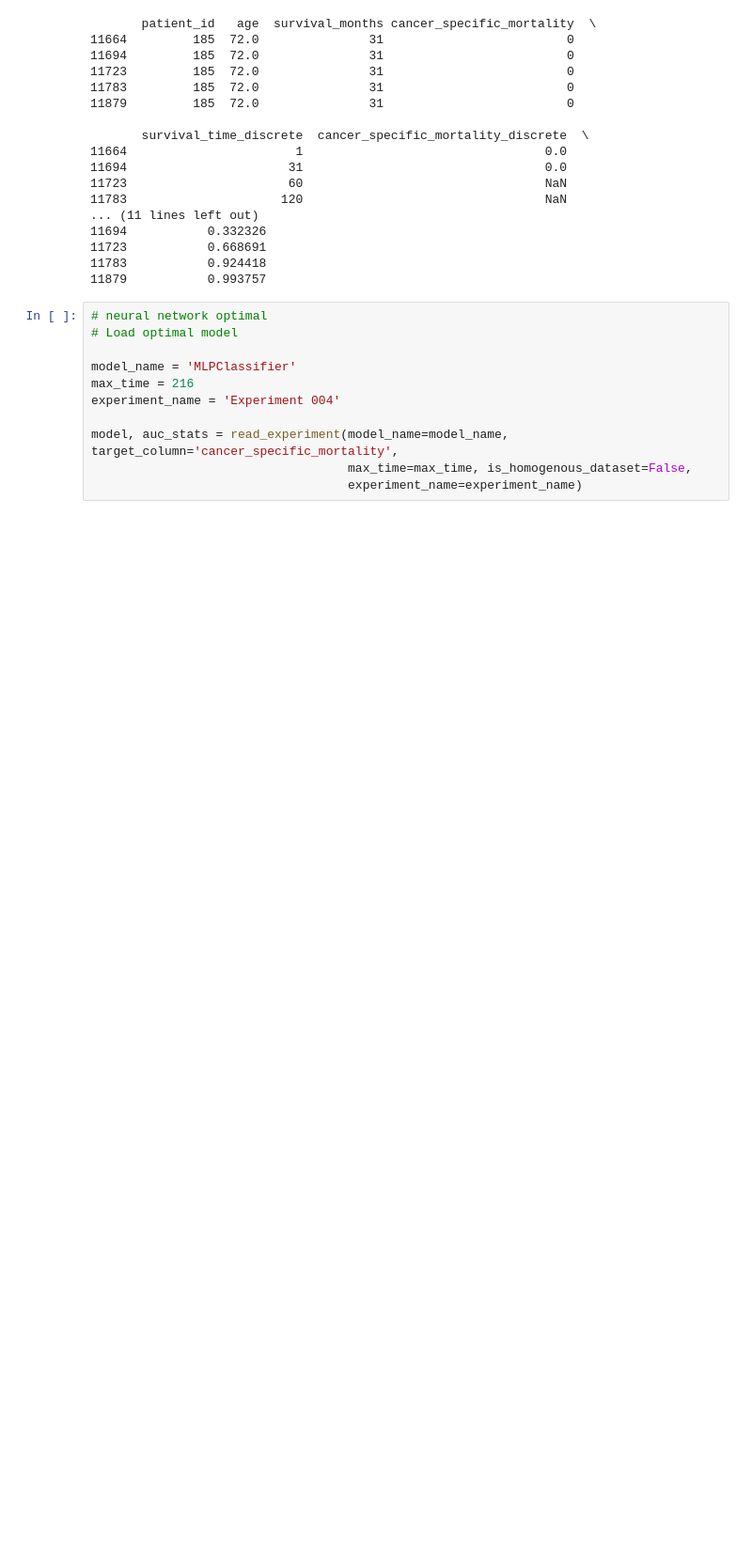
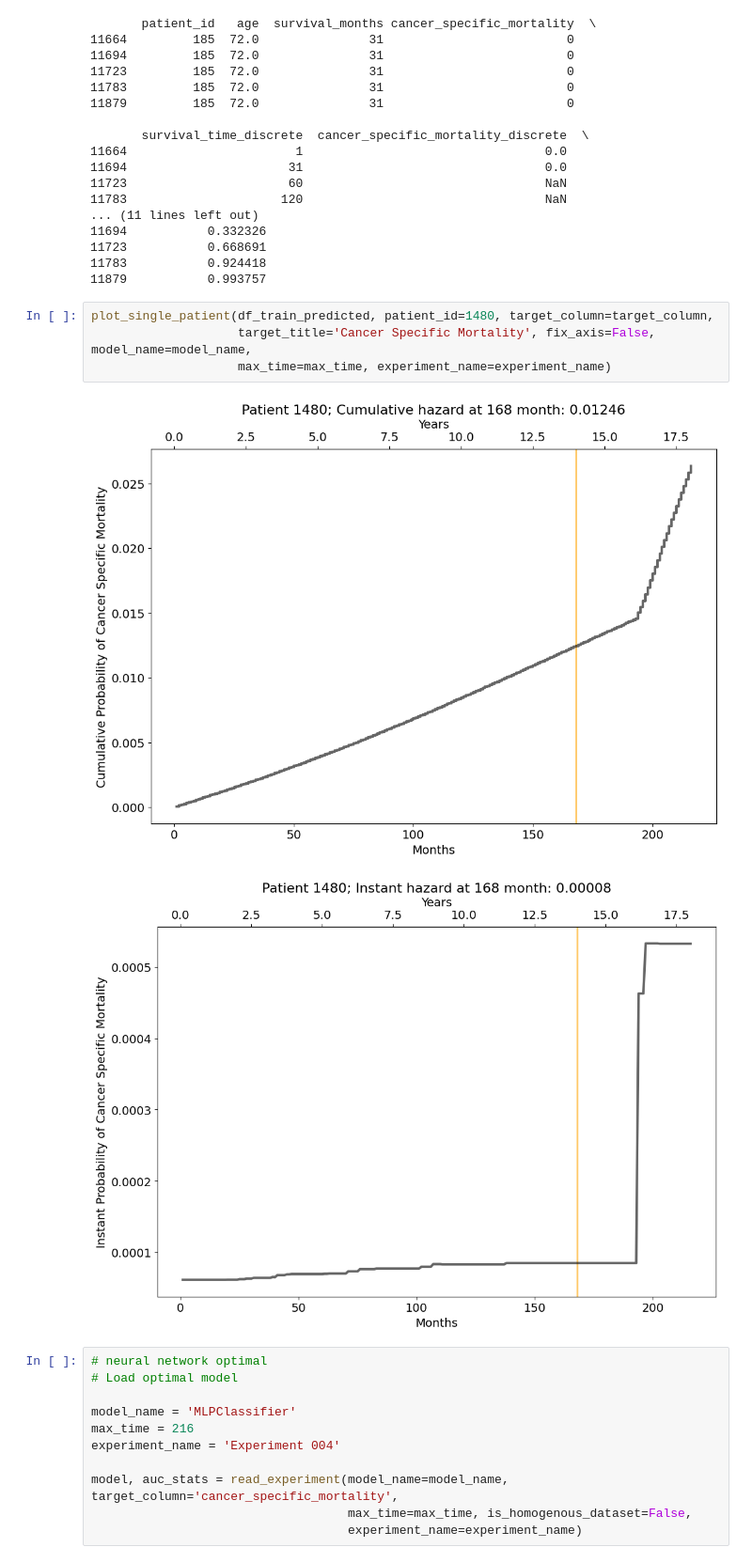
Before and after one commit to vytautas9/prostate-cancer-mortality, a Jupyter notebook: pc-mortality-single-experiment-optimal.ipynb, the cells around one changed output. Shown at 94% size. Cells and saved outputs as stored; diff of their text form; blank space fills up the shorter version.

Commit message:
added additional patient graph

```diff
--- a/pc-mortality-single-experiment-optimal.ipynb
+++ b/pc-mortality-single-experiment-optimal.ipynb
@@ -526,6 +526,13 @@ print(df_test_predicted[(df_test_predicted.patient_id == 185) & (df_test_predict
 11723           0.668691
 11783           0.924418
 11879           0.993757
+# %%
+plot_single_patient(df_train_predicted, patient_id=1480, target_column=target_column,
+                    target_title='Cancer Specific Mortality', fix_axis=False, model_name=model_name,
+                    max_time=max_time, experiment_name=experiment_name)
+# %% [output]
+[figure, added]
+[figure, added]
 # %%
 # neural network optimal
 # Load optimal model
```
